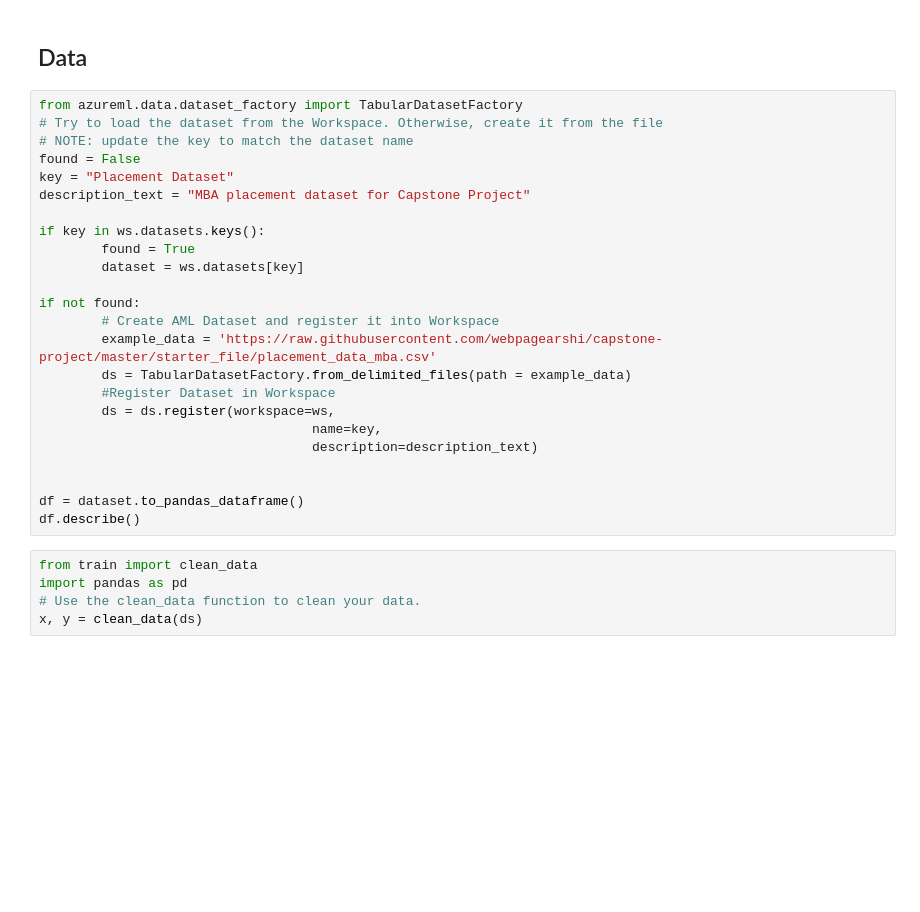
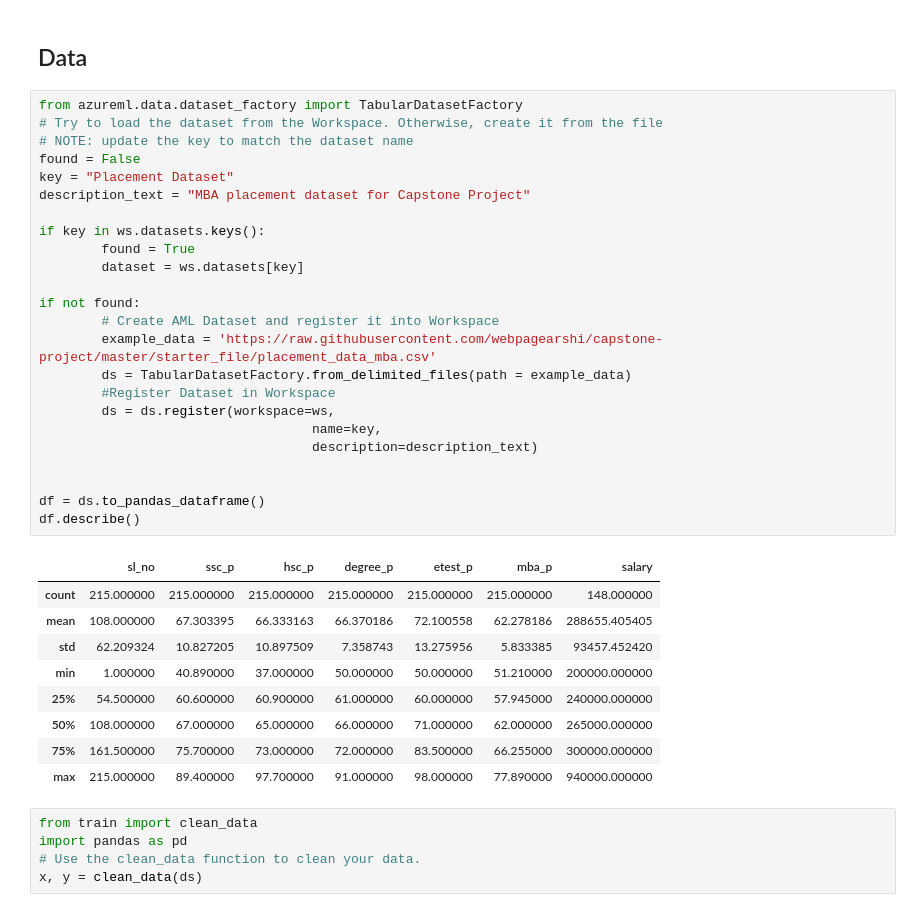
Before and after one commit to webpagearshi/capstone-project, a Jupyter notebook: starter_file/automl.ipynb, the cells around one changed output. Drawn from its saved outputs; the diff is of its cells as text; blank space fills up the shorter version.

```diff
--- a/starter_file/automl.ipynb
+++ b/starter_file/automl.ipynb
@@ -65,27 +76,37 @@ cap-env.docker.enabled = True
 # %%
 from azureml.data.dataset_factory import TabularDatasetFactory
 # Try to load the dataset from the Workspace. Otherwise, create it from the file
 # NOTE: update the key to match the dataset name
 found = False
 key = "Placement Dataset"
 description_text = "MBA placement dataset for Capstone Project"
 
 if key in ws.datasets.keys():
         found = True
         dataset = ws.datasets[key]
 
 if not found:
         # Create AML Dataset and register it into Workspace
         example_data = 'https://raw.githubusercontent.com/webpagearshi/capstone-project/master/starter_file/placement_data_mba.csv'
         ds = TabularDatasetFactory.from_delimited_files(path = example_data)
         #Register Dataset in Workspace
         ds = ds.register(workspace=ws,
                                    name=key,
                                    description=description_text)
 
 
-df = dataset.to_pandas_dataframe()
+df = ds.to_pandas_dataframe()
 df.describe()
+# %% [output]
+|  | sl_no | ssc_p | hsc_p | degree_p | etest_p | mba_p | salary |
+| count | 215.000000 | 215.000000 | 215.000000 | 215.000000 | 215.000000 | 215.000000 | 148.000000 |
+| mean | 108.000000 | 67.303395 | 66.333163 | 66.370186 | 72.100558 | 62.278186 | 288655.405405 |
+| std | 62.209324 | 10.827205 | 10.897509 | 7.358743 | 13.275956 | 5.833385 | 93457.452420 |
+| min | 1.000000 | 40.890000 | 37.000000 | 50.000000 | 50.000000 | 51.210000 | 200000.000000 |
+| 25% | 54.500000 | 60.600000 | 60.900000 | 61.000000 | 60.000000 | 57.945000 | 240000.000000 |
+| 50% | 108.000000 | 67.000000 | 65.000000 | 66.000000 | 71.000000 | 62.000000 | 265000.000000 |
+| 75% | 161.500000 | 75.700000 | 73.000000 | 72.000000 | 83.500000 | 66.255000 | 300000.000000 |
+| max | 215.000000 | 89.400000 | 97.700000 | 91.000000 | 98.000000 | 77.890000 | 940000.000000 |
 # %%
 from train import clean_data
 import pandas as pd
```
Also changed, not shown: parts of 5 cells of this notebook, 4 other files.
